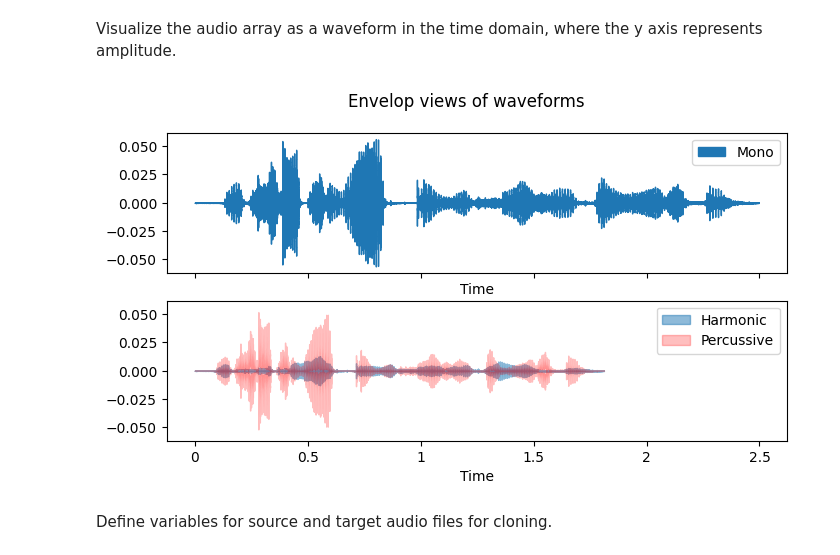
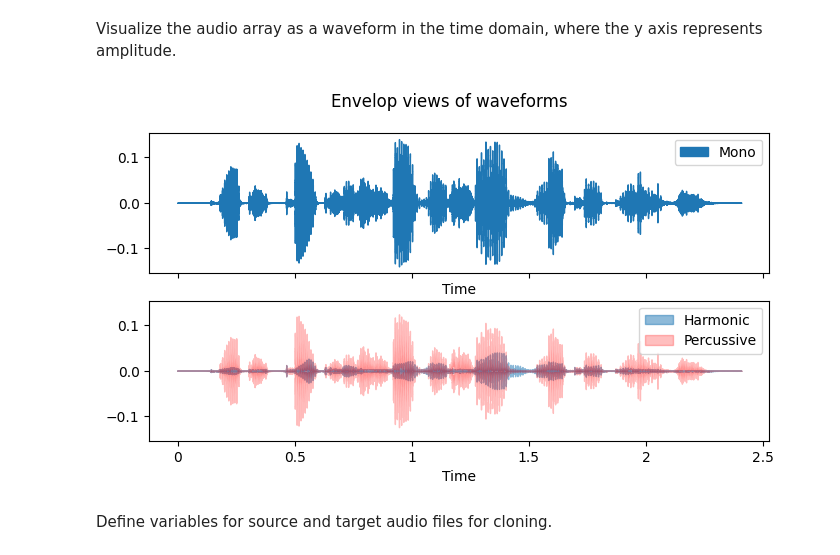
Before and after one commit to henryhyunwookim/Voice-Cloning-and-Fake-Audio-Detection, a Jupyter notebook: VoiceCloningAndFakeAudioDetection.ipynb, the cells around one changed output. Drawn from its saved outputs; the diff is of its cells as text; code cells hidden in the pictures.

```diff
--- a/VoiceCloningAndFakeAudioDetection.ipynb
+++ b/VoiceCloningAndFakeAudioDetection.ipynb
@@ -183,7 +182,7 @@ merged_csv['gender'] = merged_csv['speaker_id'].apply(lambda x: 'male' if x[0] =
 # %%
 save_dir = root_dir / 'saved'
 stratified_sample_df_path = f'{save_dir}/stratified_sample_df.csv'
-num_sample_per_gender = 5
+num_sample_per_gender = 2
 
 if os.path.exists(stratified_sample_df_path):
     stratified_sample_df = pd.read_csv(stratified_sample_df_path)
@@ -247,17 +253,17 @@ Visualize the audio array as a waveform in the time domain, where the y axis rep
 # %%
 # %matplotlib inline
 fig, ax = plt.subplots(2, 1, figsize=(8, 4), sharex=True, sharey=True)
 
 waveshow(audio_array, sr=sample_rate, label='Mono', ax=ax[0])
 ax[0].legend()
 
 y_harm, y_perc = librosa.effects.hpss(audio_array)
-librosa.display.waveshow(y_harm, sr=sr, alpha=0.5, label='Harmonic', ax=ax[1])
-librosa.display.waveshow(y_perc, sr=sr, color='r', alpha=0.25, label='Percussive', ax=ax[1])
+librosa.display.waveshow(y_harm, sr=sample_rate, alpha=0.5, label='Harmonic', ax=ax[1])
+librosa.display.waveshow(y_perc, sr=sample_rate, color='r', alpha=0.25, label='Percussive', ax=ax[1])
 ax[1].legend()
 
 plt.suptitle('Envelop views of waveforms');
 # %% [output]
-[figure, old version]
+[figure, new version]
 # %% [markdown]
 Define variables for source and target audio files for cloning.
```
Also changed, not shown: parts of 29 cells of this notebook, 3 other files.
